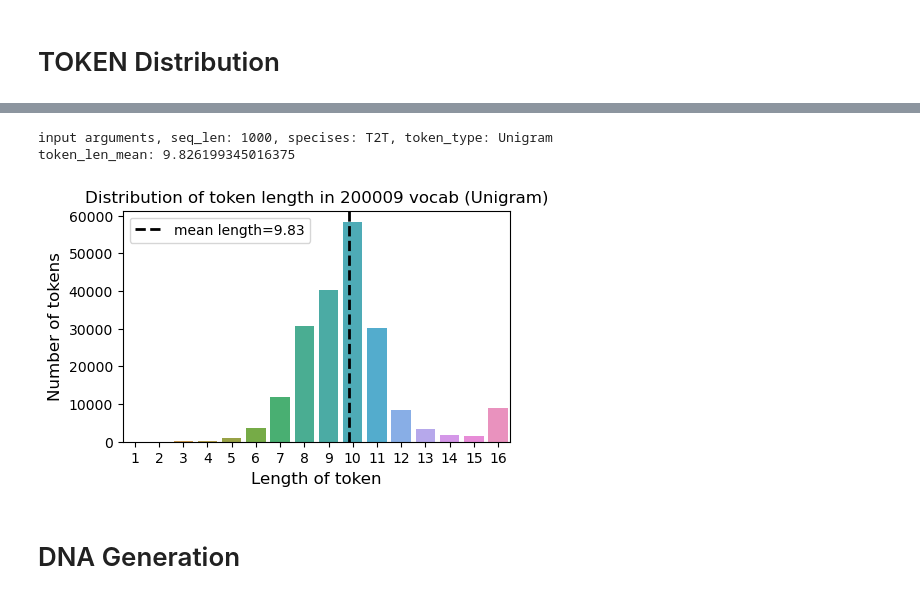
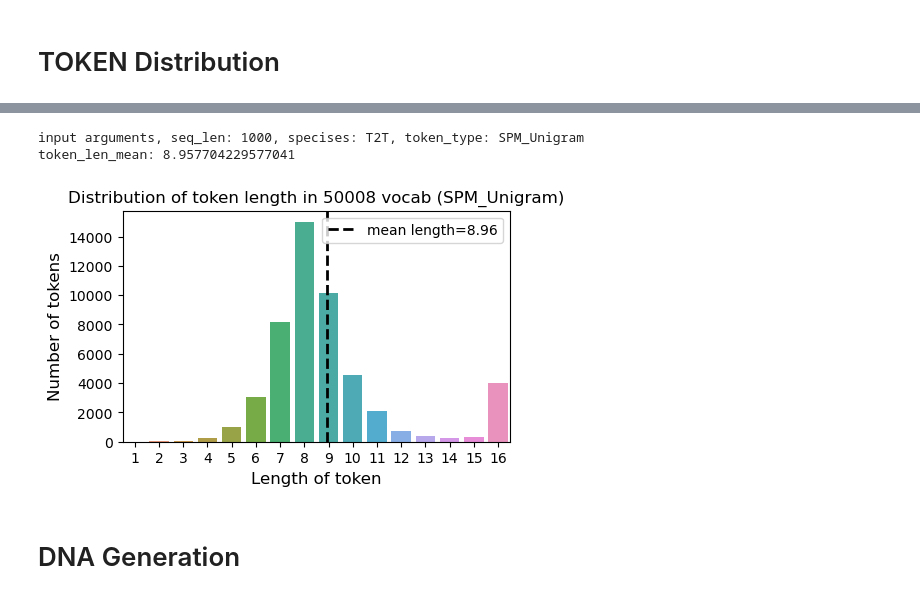
Before and after one commit to y-bai/biomlm, a Jupyter notebook: biomlm/dataset_examples.ipynb, the cells around one changed output, grey strips where cells are left out. Saved outputs shown, nothing was run; the diff lists cells and outputs as text; code cells hidden in the pictures.

```diff
--- a/biomlm/dataset_examples.ipynb
+++ b/biomlm/dataset_examples.ipynb
@@ -908,3 +1028,29 @@ update_urls_pd["updated_url"].tolist()
  'https://ftp.ncbi.nlm.nih.gov/genomes/all/GCF////GCF_000002765.3_ASM276v1/']
 # %% [markdown]
 # TOKEN Distribution
+# %%
+from models.tokenizer import BioSeqSPMTokenizer, BioSeqSPMTokenizerFast
+
+# token path
+token_path = r'/home/share/huadjyin/home/baiyong01/projects/biomlm/biomlm/tokens/20000_200/T2T/SPM_Unigram/50008'
+
+tokenizer_kwargs = {
+        "bos_token": "<BOS>",
+        "eos_token": "<EOS>",
+        "unk_token": "<UNK>",
+        "add_bos_token": True,
+        "add_eos_token": True,
+        "add_prefix_space": False,
+        "do_lower_case": False,
+        "model_max_length": 512
+    }
+
+tokenizer = BioSeqSPMTokenizer.from_pretrained(
+    token_path,
+    local_files_only=True, **tokenizer_kwargs)
+
+# add pad token
+tokenizer.pad_token = tokenizer.eos_token
+# %%
+tokens_dict = tokenizer.get_vocab()
+token_ls_ = list(tokens_dict.keys())
@@ -918,48 +1084,48 @@ import seaborn as sns
 
 seq_len = 1000  # the seq length when generate tokens
 species = 'T2T'
-token_type = 'Unigram'
+token_type = 'SPM_Unigram'
 print(f"input arguments, seq_len: {seq_len}, specises: {species}, token_type: {token_type}")
 root_dir = r'/home/share/huadjyin/home/baiyong01/projects/biomlm/biomlm'
 
-vocab_sizes =  [3009, 5009, 10009, 30009, 50009, 80009, 100009, 150009, 200009]
+vocab_sizes =  [50008]
 
-vocab_size = vocab_sizes[8]
+vocab_size = vocab_sizes[0]
 token_dir = os.path.join(root_dir, f'mambaDNA/tokens/{species}/{seq_len//1000}K/{token_type}/{vocab_size}')
 if token_type == "BPE":
     vocab_file = os.path.join(token_dir, 'vocab.json')
     with open(vocab_file,
                 mode='rt',
                 encoding="utf-8"
         ) as vocab_f:
         vocab_json = json.load(vocab_f, object_pairs_hook=OrderedDict)
         token_ls_ = list(vocab_json.keys())
 if token_type == "Unigram":
     vocab_file = os.path.join(token_dir, 'unigram.json')
     with open(vocab_file,
                 mode='rt',
                 encoding="utf-8"
         ) as vocab_f:
         vocab_json = json.load(vocab_f, object_pairs_hook=OrderedDict)
         token_ls_ = [tokens[0] for tokens in vocab_json['vocab']]
 
-token_ls = token_ls_[4:] # exclude special tokens
+token_ls = token_ls_[3:] # exclude special tokens
 token_len = Counter(map(len, token_ls))
 token_len_mean = sum([k*v  for k, v in token_len.items()])/sum([v  for k, v in token_len.items()])
 print(f'token_len_mean: {token_len_mean}')
 
 fig, ax = plt.subplots(figsize=(5,3))
 sns.barplot(x = list(token_len.keys()),y = list(token_len.values()), ax=ax)
 plt.axvline(token_len_mean-1, color='k', ls='--', lw=2, label=f'mean length={token_len_mean:.2f}')
 plt.title(f'Distribution of token length in {vocab_size} vocab ({token_type})')
 plt.ylabel('Number of tokens', fontsize=12)
 plt.xlabel('Length of token', fontsize=12)
 plt.legend()
 plt.show()
 # %% [output]
-input arguments, seq_len: 1000, specises: T2T, token_type: Unigram
-token_len_mean: 9.826199345016375
+input arguments, seq_len: 1000, specises: T2T, token_type: SPM_Unigram
+token_len_mean: 8.957704229577041
-[figure, old version]
+[figure, new version]
 # %% [markdown]
 # DNA Generation
 # %%
```
Also changed, not shown: parts of 15 cells of this notebook.
